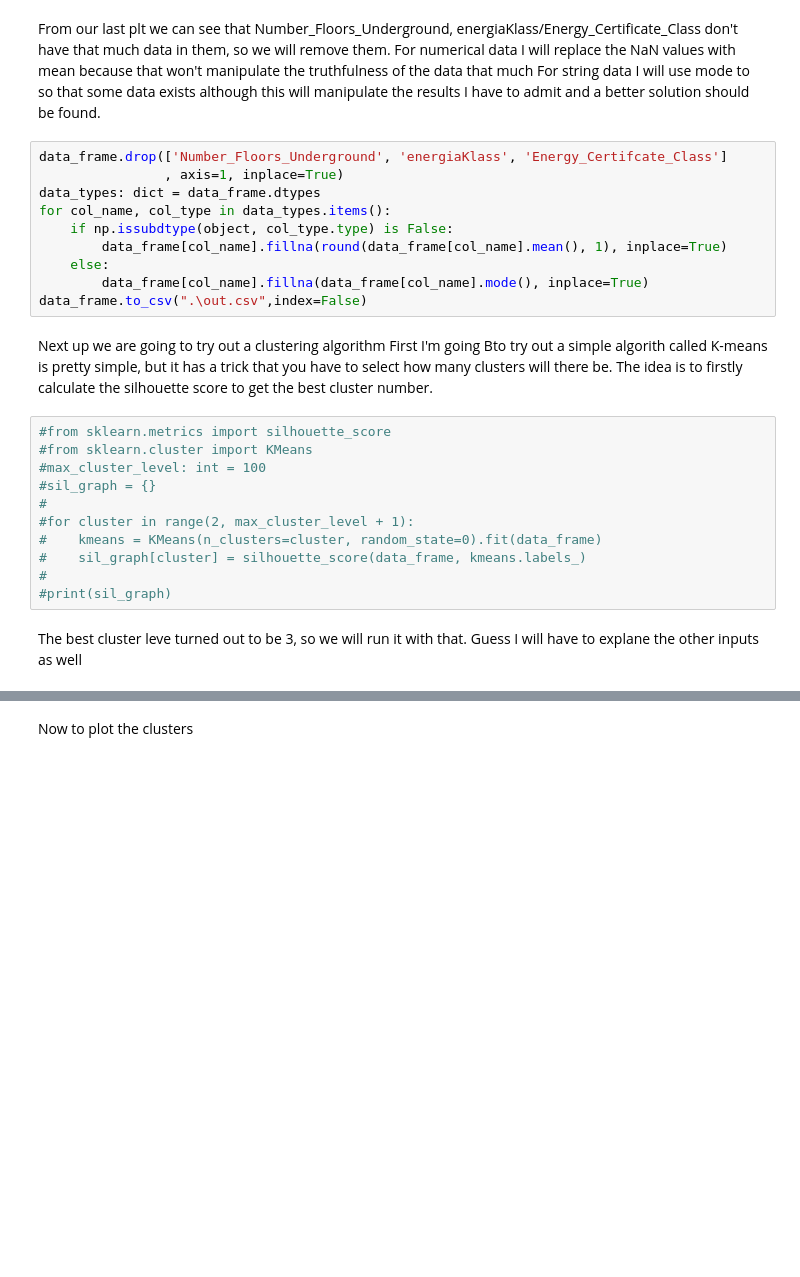
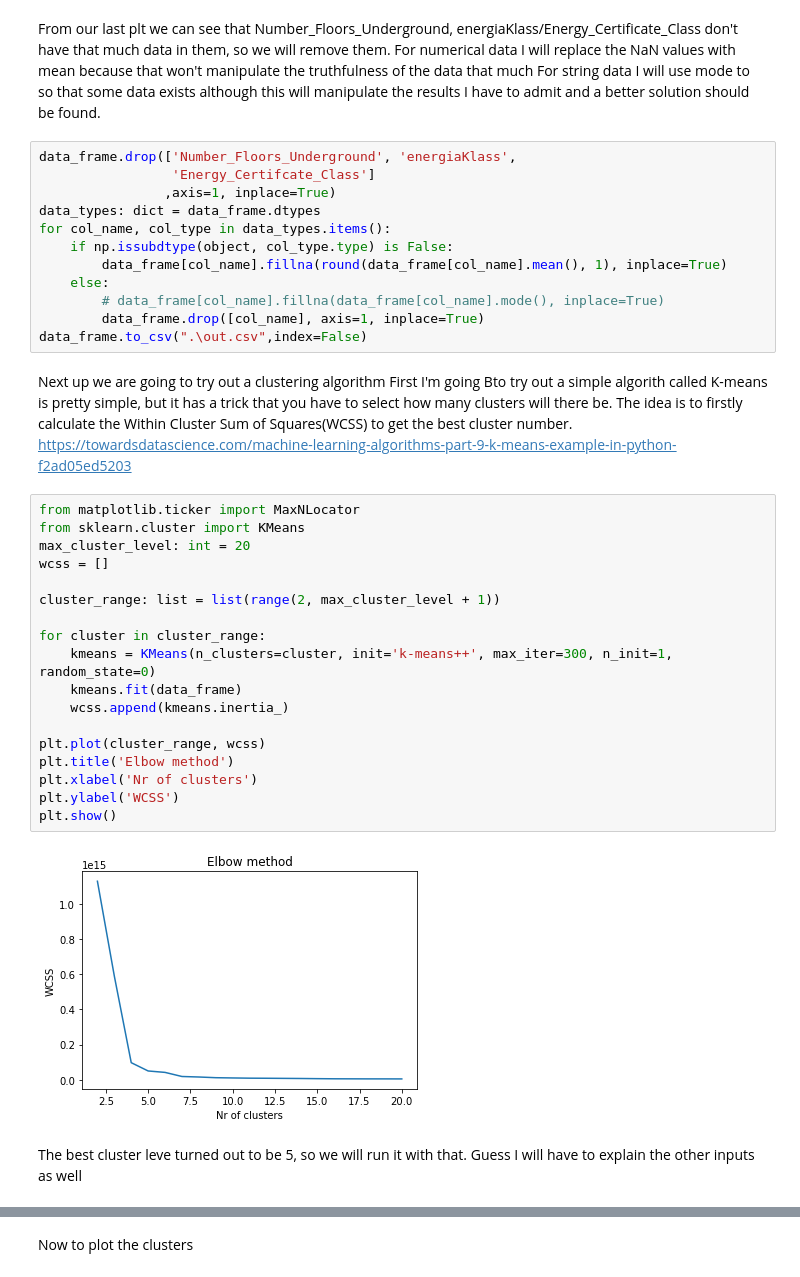
Before and after one commit to PeeterTarvas/PeeterTarvasThesis, a Jupyter notebook: Clustering.ipynb, the cells around one changed output, grey strips where cells are left out. Saved outputs shown, nothing was run; the diff lists cells and outputs as text; blank space fills up the shorter version.

Commit message:
got cluster centers now but need to think about kmeans still because results aren't correct I think

```diff
--- a/Clustering.ipynb
+++ b/Clustering.ipynb
@@ -29,33 +29,45 @@ don't have that much data in them, so we will remove them.
 For numerical data I will replace the NaN values with mean because that won't manipulate the truthfulness of the data that much
 For string data I will use mode to so that some data exists although this will manipulate the results I have to admit and a better solution should be found.
 # %%
-data_frame.drop(['Number_Floors_Underground', 'energiaKlass', 'Energy_Certifcate_Class']
-                , axis=1, inplace=True)
+data_frame.drop(['Number_Floors_Underground', 'energiaKlass',
+                 'Energy_Certifcate_Class']
+                ,axis=1, inplace=True)
 data_types: dict = data_frame.dtypes
 for col_name, col_type in data_types.items():
     if np.issubdtype(object, col_type.type) is False:
         data_frame[col_name].fillna(round(data_frame[col_name].mean(), 1), inplace=True)
     else:
-        data_frame[col_name].fillna(data_frame[col_name].mode(), inplace=True)
+        # data_frame[col_name].fillna(data_frame[col_name].mode(), inplace=True)
+        data_frame.drop([col_name], axis=1, inplace=True)
 data_frame.to_csv(".\out.csv",index=False)
 # %% [markdown]
 Next up we are going to try out a clustering algorithm
 First I'm going Bto try out a simple algorith called K-means is pretty simple, but it has a trick
 that you have to select how many clusters will there be.
-The idea is to firstly calculate the silhouette score to get the best cluster number.
+The idea is to firstly calculate the Within Cluster Sum of Squares(WCSS) to get the best cluster number.
+https://towardsdatascience.com/machine-learning-algorithms-part-9-k-means-example-in-python-f2ad05ed5203
-# %%
-#from sklearn.metrics import silhouette_score
-#from sklearn.cluster import KMeans
-#max_cluster_level: int = 100
-#sil_graph = {}
-#
-#for cluster in range(2, max_cluster_level + 1):
-#    kmeans = KMeans(n_clusters=cluster, random_state=0).fit(data_frame)
-#    sil_graph[cluster] = silhouette_score(data_frame, kmeans.labels_)
-#
-#print(sil_graph)
+# %%
+from matplotlib.ticker import MaxNLocator
+from sklearn.cluster import KMeans
+max_cluster_level: int = 20
+wcss = []
+
+cluster_range: list = list(range(2, max_cluster_level + 1))
+
+for cluster in cluster_range:
+    kmeans = KMeans(n_clusters=cluster, init='k-means++', max_iter=300, n_init=1, random_state=0)
+    kmeans.fit(data_frame)
+    wcss.append(kmeans.inertia_)
+
+plt.plot(cluster_range, wcss)
+plt.title('Elbow method')
+plt.xlabel('Nr of clusters')
+plt.ylabel('WCSS')
+plt.show()
+# %% [output]
+[figure, added]
 # %% [markdown]
-The best cluster leve turned out to be 3, so we will run it with that.
-Guess I will have to explane the other inputs as well
+The best cluster leve turned out to be 5, so we will run it with that.
+Guess I will have to explain the other inputs as well
 # %%
 from sklearn.cluster import KMeans
```
Also changed, not shown: parts of 1 cell of this notebook.
